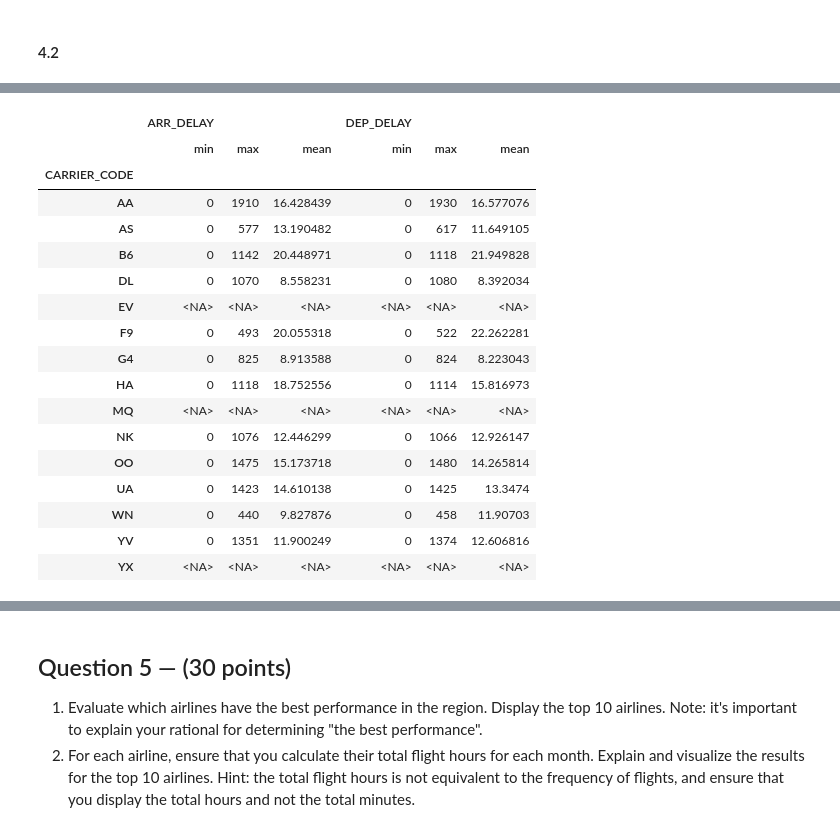
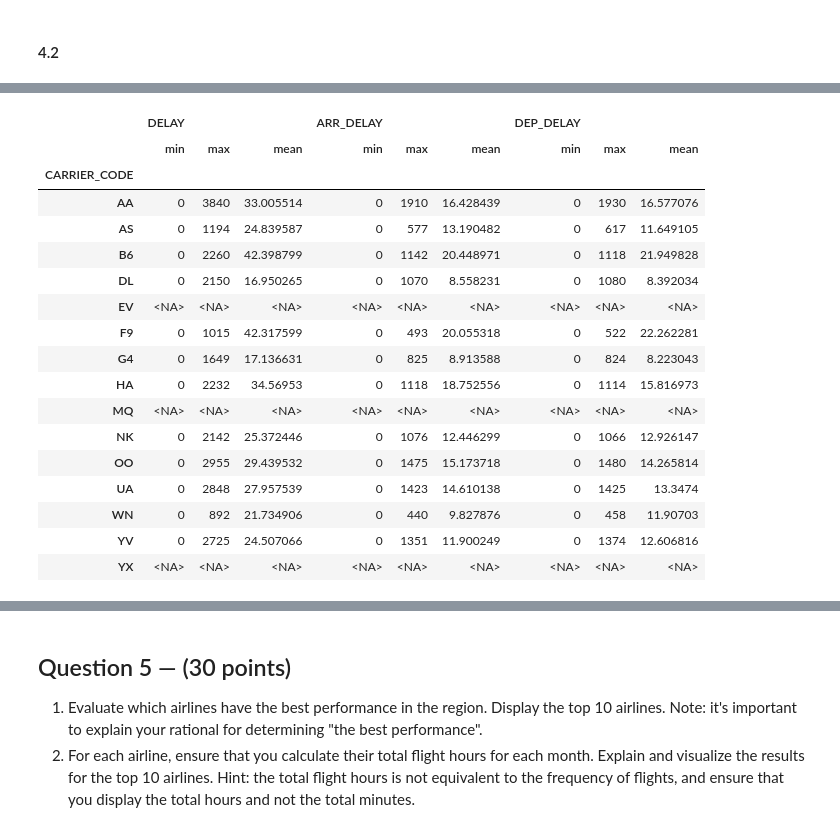
Before and after one commit to ayushzenith/practicum_1, a Jupyter notebook: Practicum.1.Group.30.ipynb, the cells around one changed output, grey strips where cells are left out. Saved outputs shown, nothing was run; the diff lists cells and outputs as text; code cells hidden in the pictures.

```diff
--- a/Practicum.1.Group.30.ipynb
+++ b/Practicum.1.Group.30.ipynb
@@ -511,11 +496,12 @@ The second chart illustrates the average arrival and departure delays for each c
 # %% [markdown]
 #### 4.2
 # %%
-# Calculate min, max, and average delays by carrier
-delay_stats = df.groupby('CARRIER_CODE')[['ARR_DELAY', 'DEP_DELAY']].agg(['min', 'max', 'mean'])
+
+df['DELAY'] = df['ARR_DELAY'] + df['DEP_DELAY']
+delay_stats = df.groupby('CARRIER_CODE')[['DELAY', 'ARR_DELAY', 'DEP_DELAY']].agg(['min', 'max', 'mean'])
 
 # Get the top 10 carriers by average arrival delay
-top_carriers = delay_stats['ARR_DELAY']['mean'].nlargest(10)
+top_carriers = delay_stats['DELAY']['mean'].nlargest(10)
 # %%
 delay_stats
 # %% [output]
@@ -607,30 +594,30 @@ delay_stats_az
 # %%
 # Filter the data for Arizona
 nv_data = df[df['ORIGIN_ST'] == 'NV']
 
-delay_stats_nv = nv_data.groupby('CARRIER_CODE')[['ARR_DELAY', 'DEP_DELAY']].agg(['min', 'max', 'mean'])
-top_carriers_nv = delay_stats_nv['ARR_DELAY']['mean'].nlargest(10)
+delay_stats_nv = nv_data.groupby('CARRIER_CODE')[['DELAY', 'ARR_DELAY', 'DEP_DELAY']].agg(['min', 'max', 'mean'])
+top_carriers_nv = delay_stats_nv['DELAY']['mean'].nlargest(10)
 
 delay_stats_nv
 # %% [output]
-|  | ARR_DELAY |  |  | DEP_DELAY |  |  |
-|  | min | max | mean | min | max | mean |
-| CARRIER_CODE |  |  |  |  |  |  |
-| AA | 0 | 1910 | 16.428439 | 0 | 1930 | 16.577076 |
-| AS | 0 | 577 | 13.190482 | 0 | 617 | 11.649105 |
-| B6 | 0 | 1142 | 20.448971 | 0 | 1118 | 21.949828 |
-| DL | 0 | 1070 | 8.558231 | 0 | 1080 | 8.392034 |
-| EV | <NA> | <NA> | <NA> | <NA> | <NA> | <NA> |
-| F9 | 0 | 493 | 20.055318 | 0 | 522 | 22.262281 |
-| G4 | 0 | 825 | 8.913588 | 0 | 824 | 8.223043 |
-| HA | 0 | 1118 | 18.752556 | 0 | 1114 | 15.816973 |
-| MQ | <NA> | <NA> | <NA> | <NA> | <NA> | <NA> |
-| NK | 0 | 1076 | 12.446299 | 0 | 1066 | 12.926147 |
-| OO | 0 | 1475 | 15.173718 | 0 | 1480 | 14.265814 |
-| UA | 0 | 1423 | 14.610138 | 0 | 1425 | 13.3474 |
-| WN | 0 | 440 | 9.827876 | 0 | 458 | 11.90703 |
-| YV | 0 | 1351 | 11.900249 | 0 | 1374 | 12.606816 |
-| YX | <NA> | <NA> | <NA> | <NA> | <NA> | <NA> |
+|  | DELAY |  |  | ARR_DELAY |  |  | DEP_DELAY |  |  |
+|  | min | max | mean | min | max | mean | min | max | mean |
+| CARRIER_CODE |  |  |  |  |  |  |  |  |  |
+| AA | 0 | 3840 | 33.005514 | 0 | 1910 | 16.428439 | 0 | 1930 | 16.577076 |
+| AS | 0 | 1194 | 24.839587 | 0 | 577 | 13.190482 | 0 | 617 | 11.649105 |
+| B6 | 0 | 2260 | 42.398799 | 0 | 1142 | 20.448971 | 0 | 1118 | 21.949828 |
+| DL | 0 | 2150 | 16.950265 | 0 | 1070 | 8.558231 | 0 | 1080 | 8.392034 |
+| EV | <NA> | <NA> | <NA> | <NA> | <NA> | <NA> | <NA> | <NA> | <NA> |
+| F9 | 0 | 1015 | 42.317599 | 0 | 493 | 20.055318 | 0 | 522 | 22.262281 |
+| G4 | 0 | 1649 | 17.136631 | 0 | 825 | 8.913588 | 0 | 824 | 8.223043 |
+| HA | 0 | 2232 | 34.56953 | 0 | 1118 | 18.752556 | 0 | 1114 | 15.816973 |
+| MQ | <NA> | <NA> | <NA> | <NA> | <NA> | <NA> | <NA> | <NA> | <NA> |
+| NK | 0 | 2142 | 25.372446 | 0 | 1076 | 12.446299 | 0 | 1066 | 12.926147 |
+| OO | 0 | 2955 | 29.439532 | 0 | 1475 | 15.173718 | 0 | 1480 | 14.265814 |
+| UA | 0 | 2848 | 27.957539 | 0 | 1423 | 14.610138 | 0 | 1425 | 13.3474 |
+| WN | 0 | 892 | 21.734906 | 0 | 440 | 9.827876 | 0 | 458 | 11.90703 |
+| YV | 0 | 2725 | 24.507066 | 0 | 1351 | 11.900249 | 0 | 1374 | 12.606816 |
+| YX | <NA> | <NA> | <NA> | <NA> | <NA> | <NA> | <NA> | <NA> | <NA> |
 # %%
 plt.figure(figsize=(15, 5))
 
```
Also changed, not shown: parts of 9 cells of this notebook.
